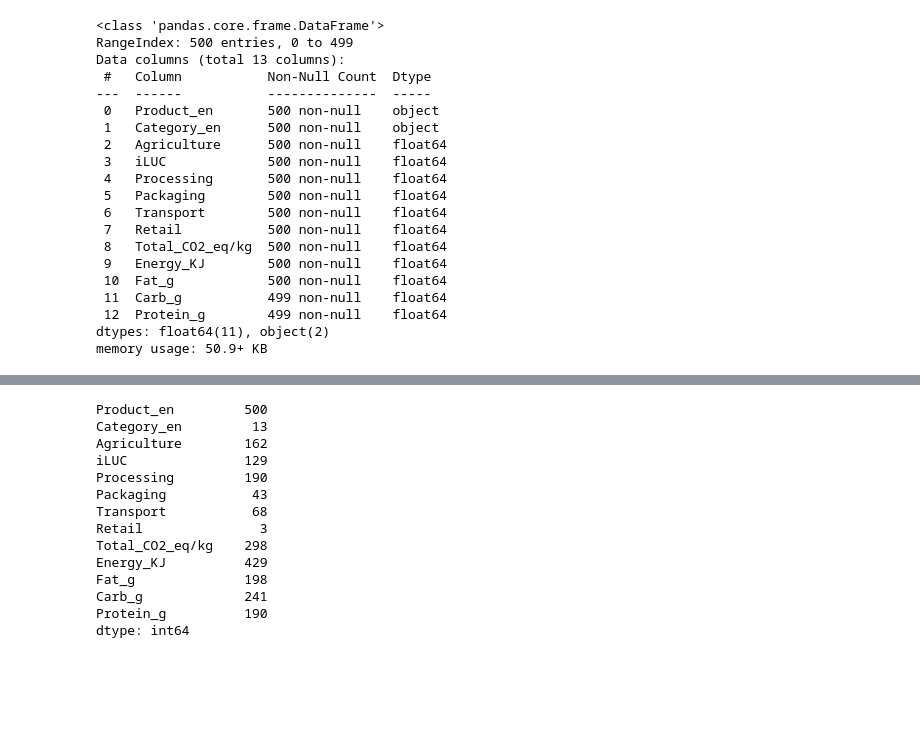
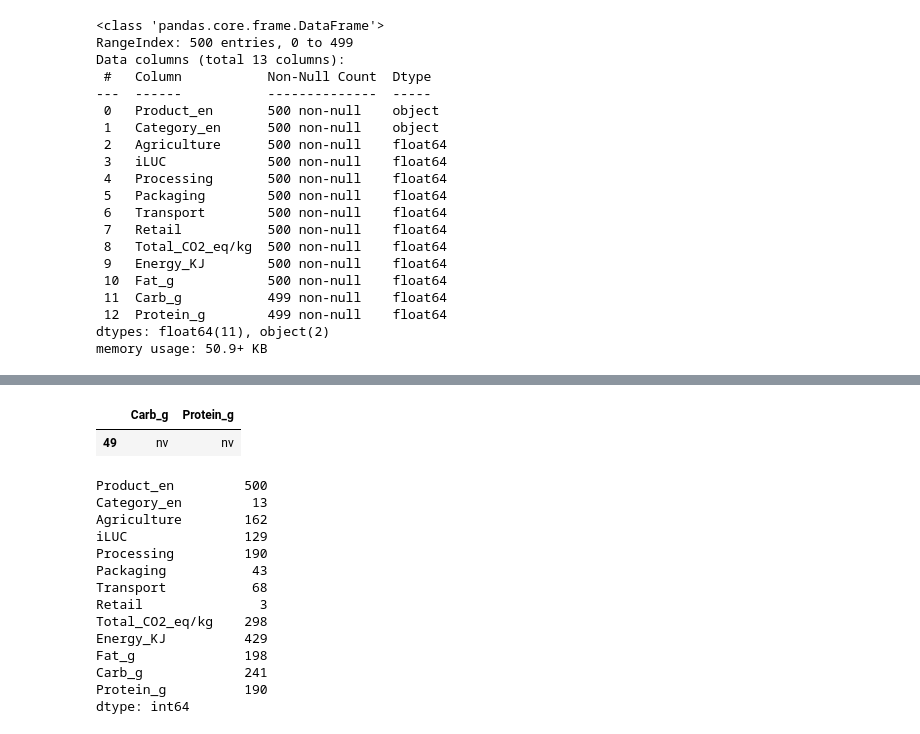
Before and after one commit to mrchapagain/FoodClimateAnalytics, a Jupyter notebook: ConcitoClimateAnalytics.ipynb, the cells around one changed output, grey strips where cells are left out. Drawn from its saved outputs; the diff is of its cells as text; code cells hidden in the pictures; blank space fills up the shorter version.

```diff
--- a/ConcitoClimateAnalytics.ipynb
+++ b/ConcitoClimateAnalytics.ipynb
@@ -133,0 +138,7 @@ print(rows_with_NaN)"""
+# %%
+# After looking other similar rows, NaN value can be replaced with average of these rows
+selected_data.replace(np.nan,0)
+selected_data[["Carb_g", 'Protein_g']][49:50]
+# %% [output]
+|  | Carb_g | Protein_g |
+| 49 | nv | nv |
```
Also changed, not shown: parts of 4 cells of this notebook.
